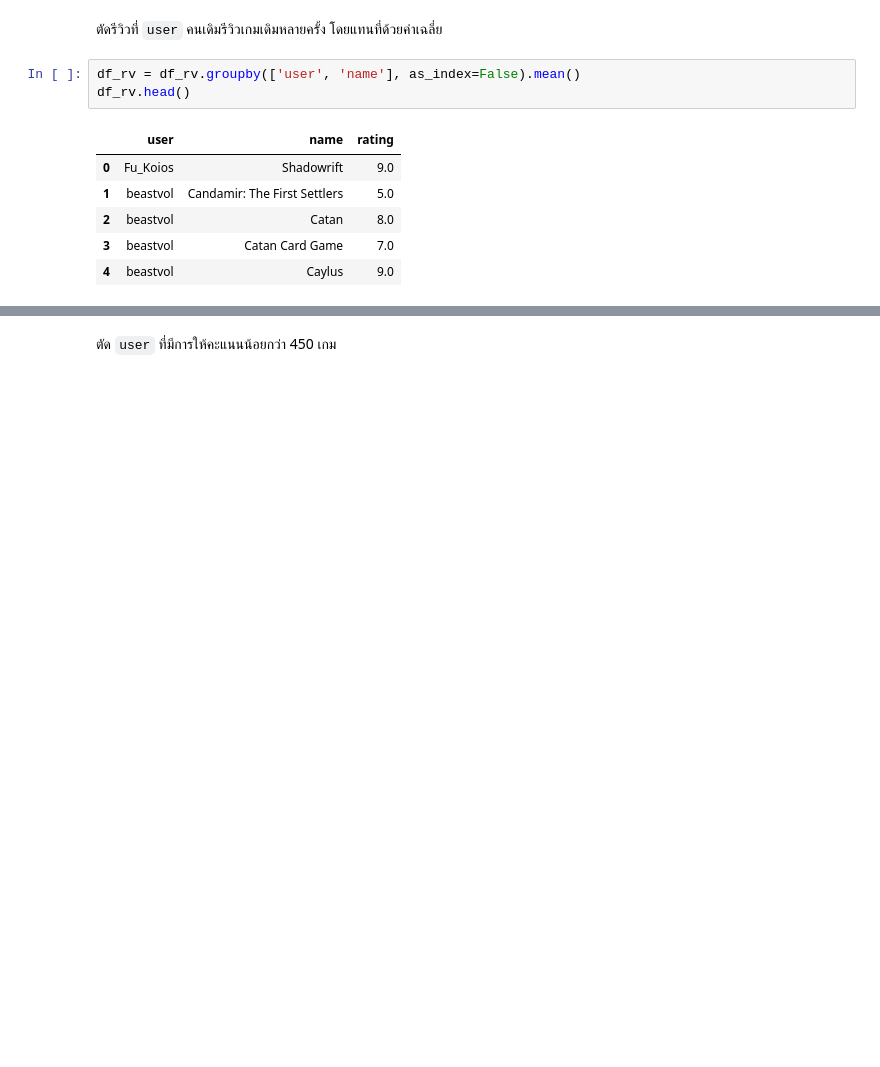
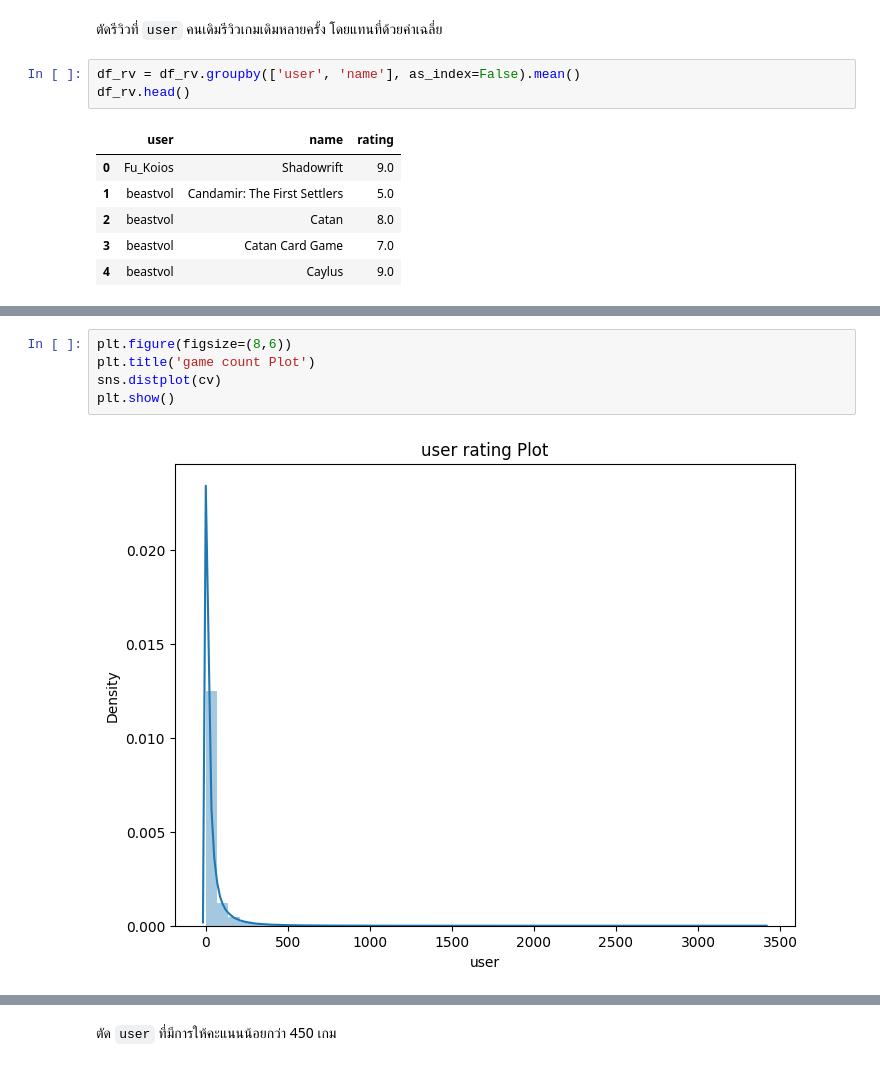
Before and after one commit to Kopzzz/Board-Game-RecCommu, a Jupyter notebook: code/2_Cleaning&EDA_Reviews.ipynb, the cells around one changed output, grey strips where cells are left out. Saved outputs shown, nothing was run; the diff lists cells and outputs as text; blank space fills up the shorter version.

```diff
--- a/code/2_Cleaning&EDA_Reviews.ipynb
+++ b/code/2_Cleaning&EDA_Reviews.ipynb
@@ -101,0 +119,7 @@ df_rv.head()
+# %%
+plt.figure(figsize=(8,6))
+plt.title('game count Plot')
+sns.distplot(cv)
+plt.show()
+# %% [output]
+[figure, added]
```
Also changed, not shown: parts of 4 cells of this notebook, 4 other files.
